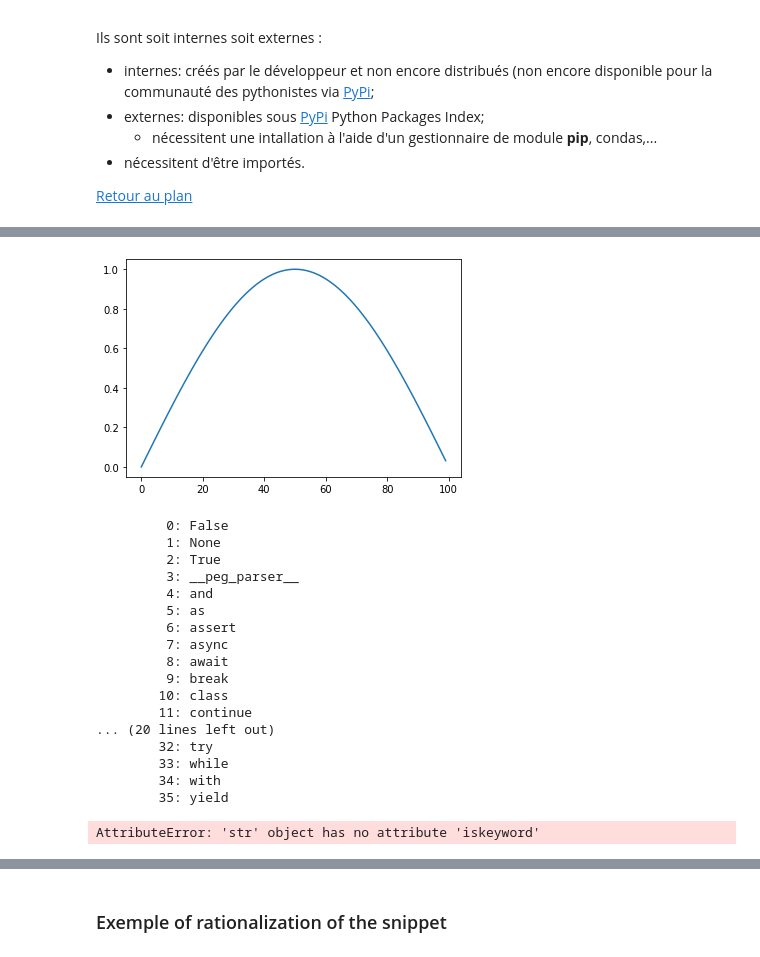
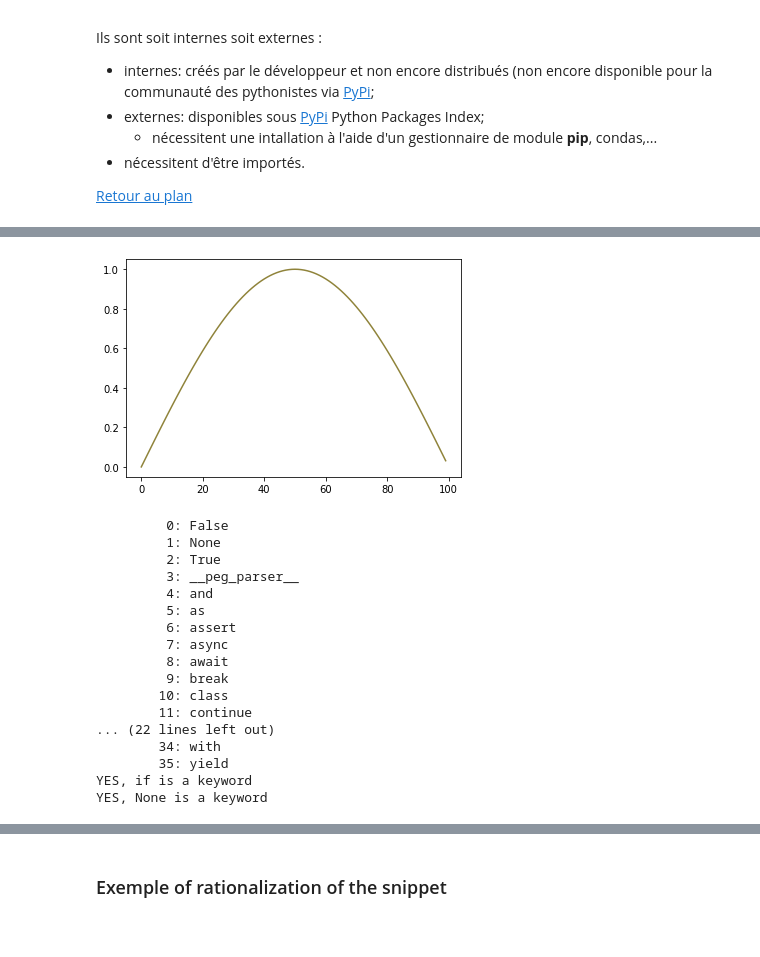
Before and after one commit to Bertin-fap/PVcharacterization, a Jupyter notebook: python courses.ipynb, the cells around one changed output, grey strips where cells are left out. Drawn from its saved outputs; the diff is of its cells as text; code cells hidden in the pictures.

```diff
--- a/python courses.ipynb
+++ b/python courses.ipynb
@@ -151,23 +315,23 @@ Requirement already satisfied: six>=1.5 in c:\users\franc\anaconda3\lib\site-pac
 # %%
 '''Exemples d'utilisation de packages standard (math) et externe (matplotlib.pyplot).
    syntaxe : nom_package.nom_méthode(paramètres)
 
 '''
 
 # Standard libray import
 import math
 
 # 3rd party import
 import matplotlib.pyplot as plt
 
 N = 100
 x = list(range(N))
 y = [math.sin(t*math.pi/N) for t in x]
 
-plt.plot(x,y)
+plt.plot(x,y,c='#8F833A')
 plt.show()
 # %% [output]
-[figure, old version]
+[figure, new version]
 # %%
 '''Example of nasty bug recasting of keyword package. Use keyword package name as variable name
 
@@ -176,8 +340,8 @@ plt.show()
 # Standard Library import
 import keyword
 
-for i, keyword in enumerate(keyword.kwlist): #Ho my gosh you recast keyword !!!
-    print(f'{str(i).rjust(10)}: {keyword}')
+for i, key_word in enumerate(keyword.kwlist): #Ho my gosh you recast keyword !!!
+    print(f'{str(i).rjust(10)}: {key_word}')
 
 
 list_my_keywords = ["if","None","trarmiz"]
@@ -198,12 +362,11 @@ for my_keyword in list_my_keywords:
          9: break
         10: class
         11: continue
-... (20 lines left out)
-        32: try
-        33: while
+... (22 lines left out)
         34: with
         35: yield
+YES, if is a keyword
+YES, None is a keyword
-AttributeError: 'str' object has no attribute 'iskeyword'
 # %% [markdown]
 <a id='project'></a>
 # Étapes du développement d'un projet
```
Also changed, not shown: parts of 15 cells of this notebook, 8 other files.
